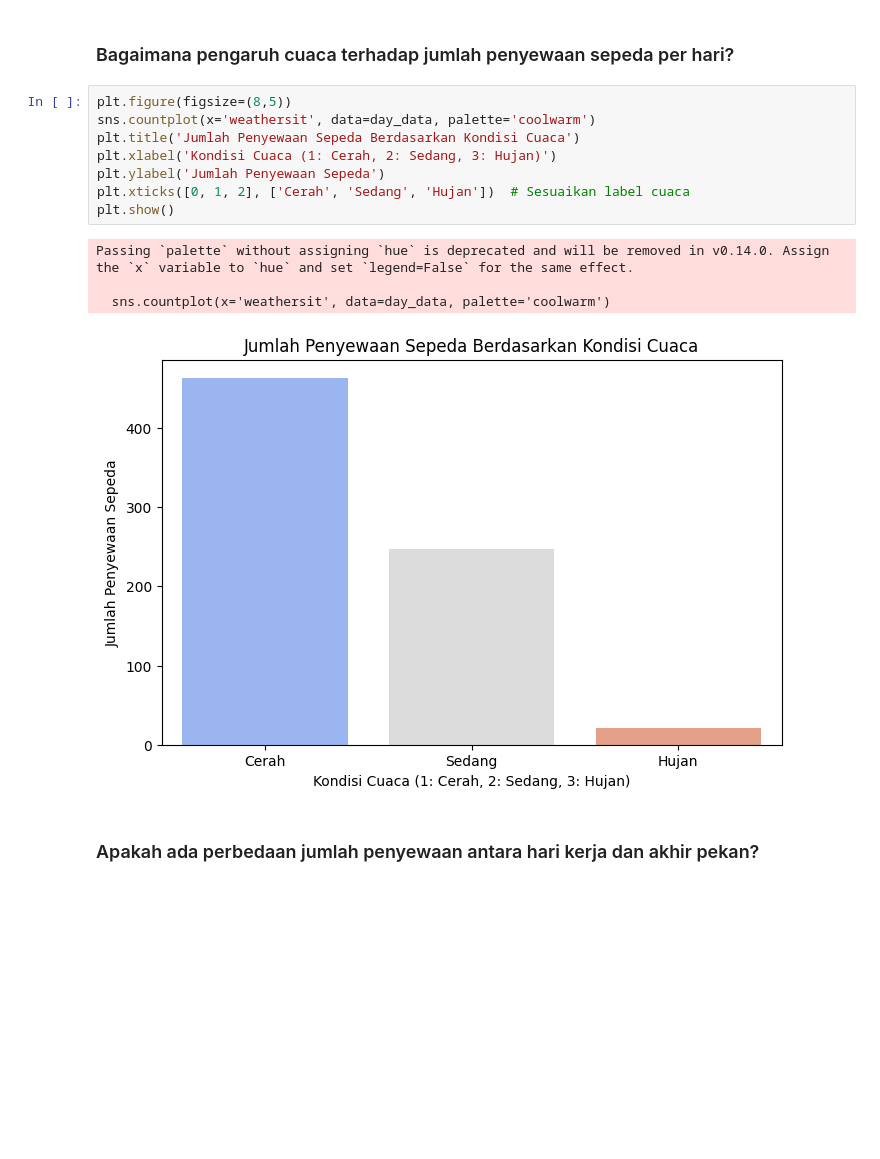
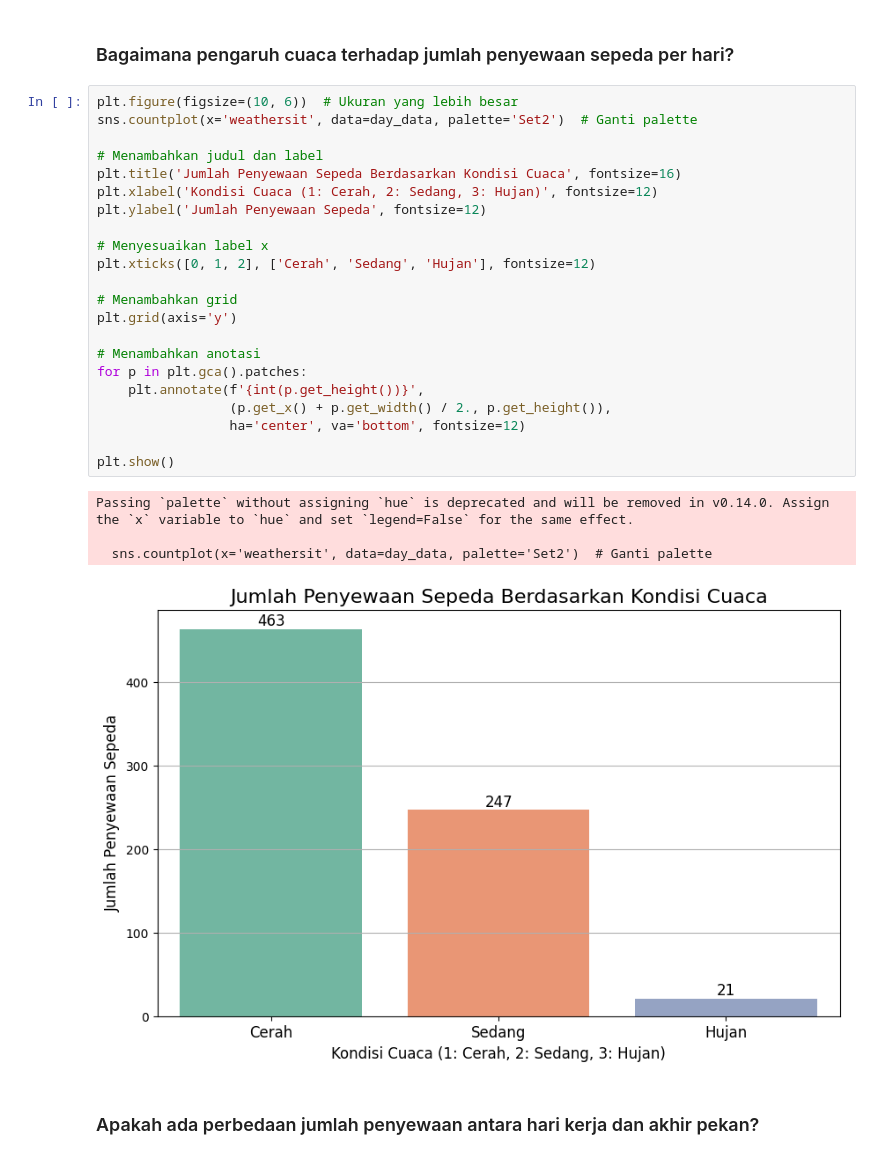
Before and after one commit to Nuu12d11n/submissiondicoding_PAD, a Jupyter notebook: ProyekAnalisData.ipynb, the cells around one changed output. Cells and saved outputs as stored; diff of their text form; blank space fills up the shorter version.

Commit message:
Pesan commit yang menjelaskan perubahan

```diff
--- a/ProyekAnalisData.ipynb
+++ b/ProyekAnalisData.ipynb
@@ -236,18 +225,32 @@ Name: cnt, dtype: float64
 # %% [markdown]
 ### Bagaimana pengaruh cuaca terhadap jumlah penyewaan sepeda per hari?
 # %%
-plt.figure(figsize=(8,5))
-sns.countplot(x='weathersit', data=day_data, palette='coolwarm')
-plt.title('Jumlah Penyewaan Sepeda Berdasarkan Kondisi Cuaca')
-plt.xlabel('Kondisi Cuaca (1: Cerah, 2: Sedang, 3: Hujan)')
-plt.ylabel('Jumlah Penyewaan Sepeda')
-plt.xticks([0, 1, 2], ['Cerah', 'Sedang', 'Hujan'])  # Sesuaikan label cuaca
+plt.figure(figsize=(10, 6))  # Ukuran yang lebih besar
+sns.countplot(x='weathersit', data=day_data, palette='Set2')  # Ganti palette
+
+# Menambahkan judul dan label
+plt.title('Jumlah Penyewaan Sepeda Berdasarkan Kondisi Cuaca', fontsize=16)
+plt.xlabel('Kondisi Cuaca (1: Cerah, 2: Sedang, 3: Hujan)', fontsize=12)
+plt.ylabel('Jumlah Penyewaan Sepeda', fontsize=12)
+
+# Menyesuaikan label x
+plt.xticks([0, 1, 2], ['Cerah', 'Sedang', 'Hujan'], fontsize=12)
+
+# Menambahkan grid
+plt.grid(axis='y')
+
+# Menambahkan anotasi
+for p in plt.gca().patches:
+    plt.annotate(f'{int(p.get_height())}',
+                 (p.get_x() + p.get_width() / 2., p.get_height()),
+                 ha='center', va='bottom', fontsize=12)
+
 plt.show()
 # %% [output]
 Passing `palette` without assigning `hue` is deprecated and will be removed in v0.14.0. Assign the `x` variable to `hue` and set `legend=False` for the same effect.
 
-  sns.countplot(x='weathersit', data=day_data, palette='coolwarm')
+  sns.countplot(x='weathersit', data=day_data, palette='Set2')  # Ganti palette
-[figure, old version]
+[figure, new version]
 # %% [markdown]
 ### Apakah ada perbedaan jumlah penyewaan antara hari kerja dan akhir pekan?
 # %%
```
Also changed, not shown: parts of 8 cells of this notebook, 2 other files.
